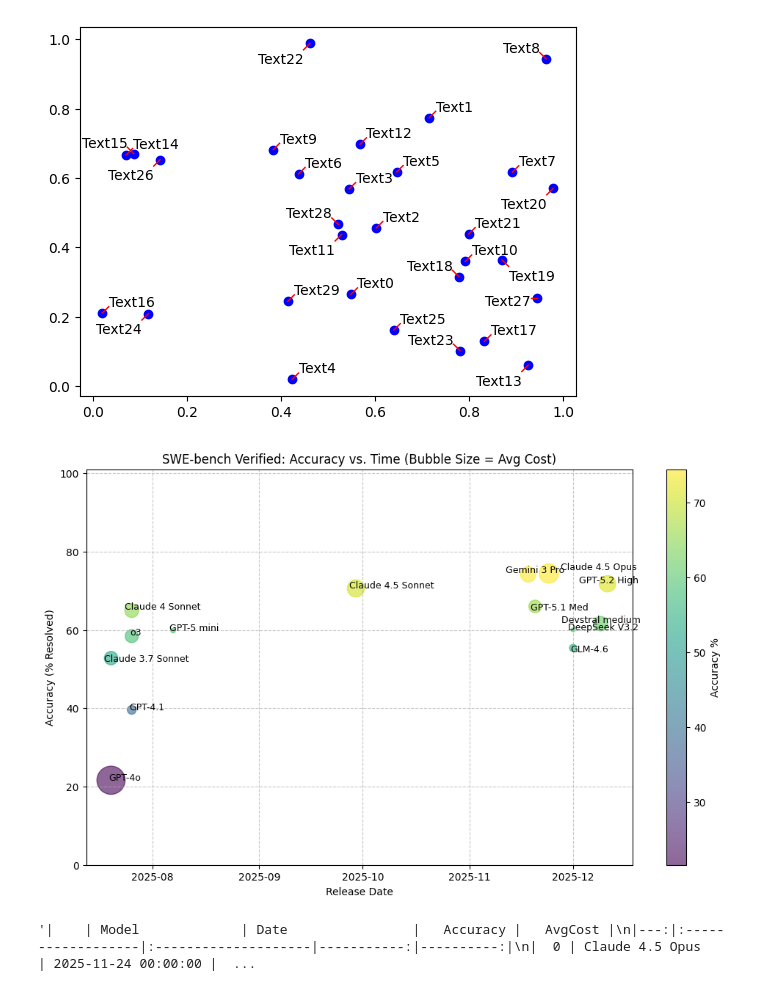
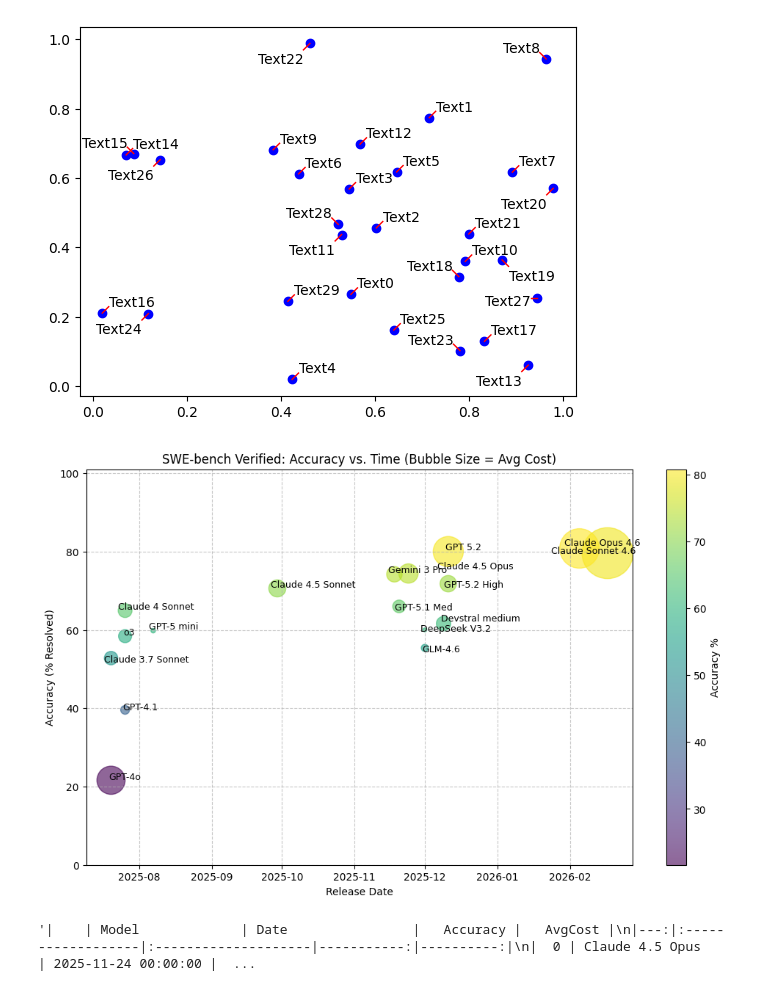
Before and after one commit to devdnhee/personal-utils, a Jupyter notebook: notebooks/ad-hoc-analysis/swe-bench.ipynb, the cells around one changed output. Saved outputs shown, nothing was run; the diff lists cells and outputs as text; code cells hidden in the pictures.

```diff
--- a/notebooks/ad-hoc-analysis/swe-bench.ipynb
+++ b/notebooks/ad-hoc-analysis/swe-bench.ipynb
@@ -37,7 +37,10 @@ data = {
         "Claude 3.7 Sonnet",
         "GPT-4.1",
         "GPT-4o",
-        "Devstral medium"
+        "Devstral medium",
+        "GPT 5.2",
+        "Claude Sonnet 4.6",
+        "Claude Opus 4.6",
     ],
     "Date": pd.to_datetime(
         [
@@ -55,6 +58,9 @@ data = {
             "2025-07-26",
             "2025-07-20",
             "2025-12-09",
+            "2025-12-11",
+            "2026-02-17",
+            "2026-02-05",
         ]
     ),
     "Accuracy": [
@@ -72,6 +78,9 @@ data = {
         39.58,
         21.62,
         61.60,
+        80,
+        79.6,
+        80.8,
     ],
     "AvgCost": [
         0.72,
@@ -87,7 +96,10 @@ data = {
         0.35,
         0.15,
         1.53,
-        0.40
+        0.40,
+        1.75,
+        5,
+        3,
     ],
 }
 
@@ -110,34 +122,34 @@ texts = []
 ax = plt.gca()
 for i, txt in enumerate(df["Model"]):
     texts.append(
         ax.text(
             df["Date"][i],
             df["Accuracy"][i],
             txt,
             fontsize=9,
         )
     )
 
 # Adjust text positions to avoid overlap
 adjust_text(texts)
 
 ax = plt.gca()
 # ta.allocate(
 #     ax,
 #     df["Date"].tolist(),
 #     df["Accuracy"].tolist(),
 #     df["Model"].tolist(),
 # )
 
 plt.title("SWE-bench Verified: Accuracy vs. Time (Bubble Size = Avg Cost)")
 plt.xlabel("Release Date")
 plt.ylabel("Accuracy (% Resolved)")
 plt.ylim(0, 101)
 plt.grid(True, linestyle="--", alpha=0.7)
 plt.colorbar(scatter, label="Accuracy %")
 plt.show()
 # %% [output]
-[figure, old version]
+[figure, new version]
 # %%
 pd.DataFrame(data).to_markdown()
 # %% [output]
```
Also changed, not shown: 1 other file.
